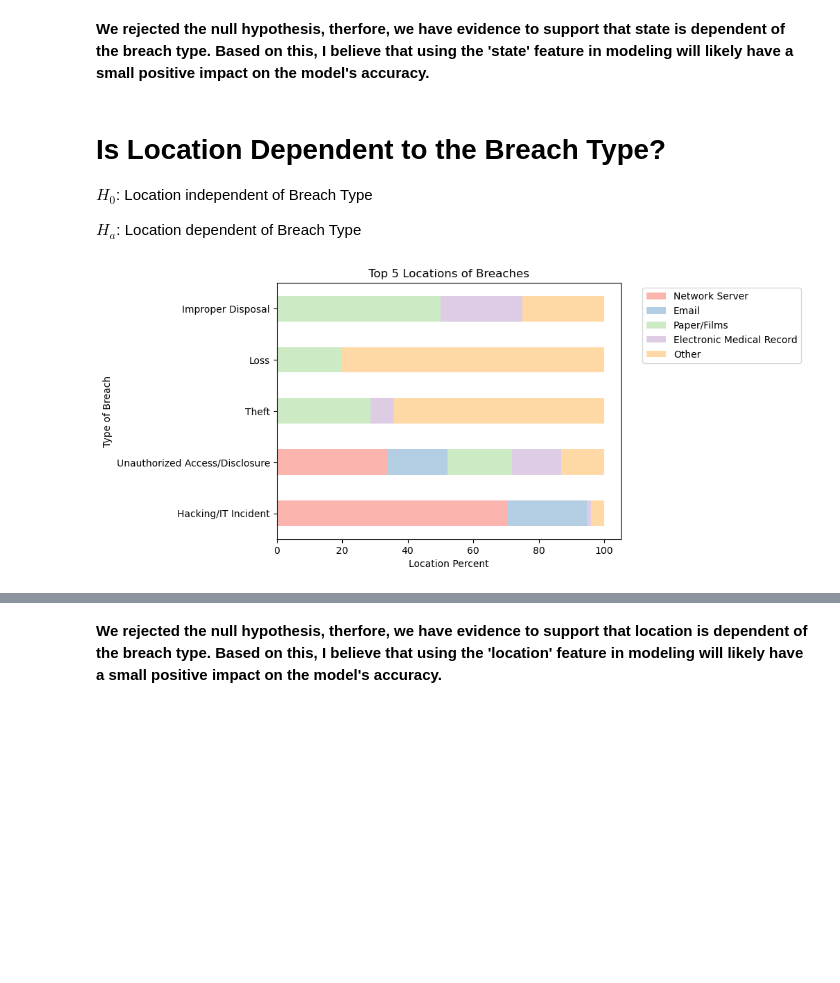
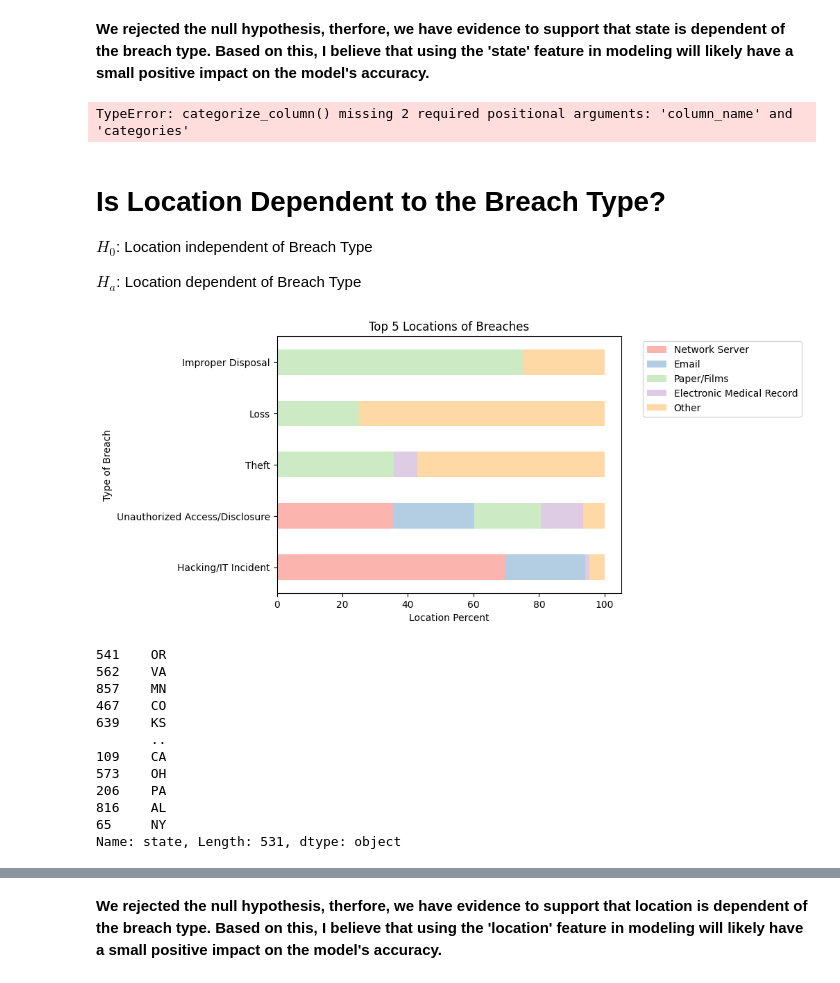
Before and after one commit to Keila-Camarillo/healthcare_breach, a Jupyter notebook: final_report.ipynb, the cells around one changed output, grey strips where cells are left out. Drawn from its saved outputs; the diff is of its cells as text; code cells hidden in the pictures; blank space fills up the shorter version.

```diff
--- a/final_report.ipynb
+++ b/final_report.ipynb
@@ -71,3 +141,5 @@ df = w.clean_df()
+# %%
+df = clean_df()
 # %%
 # split data
 train, validate, test = w.split_data(df)
@@ -113,5 +185,9 @@ Reject the null hypothesis: Sufficient
 # %% [markdown]
 **We rejected the null hypothesis, therfore, we have evidence to support that state is dependent of the breach type. Based on this, I believe that using the 'state' feature in modeling will likely have a small positive impact on the model's accuracy.**
+# %%
+states= e.categorize_column(train,)
+# %% [output]
+TypeError: categorize_column() missing 2 required positional arguments: 'column_name' and 'categories'
 # %% [markdown]
 # Is Location Dependent to the Breach Type?
 $H_0$: Location independent of Breach Type
@@ -121,6 +197,30 @@ $H_a$: Location dependent of Breach Type
 # %%
 # Visualization of the top 5 locations and how they make up each type of breach
 top_5 = e.cat_list(train, "location")
+
+
 e.plot_breach_locations(top_5)
+
+top_5.loc[:,'Categorized_location'].unique()
+cat_name = {'Network Server': 1, 'Email': 2, 'Paper/Films': 3, 'Electronic Medical Record': 4, "Other": 5}
+top_5.loc[:,'Categorized_location']
+#top_5.loc[:,'Categorized_location'].replace(cat_name)
+
+list(top_5.loc[:,'Categorized_location'].value_counts().reset_index().loc[:,'Categorized_location'][:3])
+
+train.loc[:,"state"].unique()
+train.
 # %% [output]
-[figure, old version]
+[figure, new version]
+541    OR
+562    VA
+857    MN
+467    CO
+639    KS
+       ..
+109    CA
+573    OH
+206    PA
+816    AL
+65     NY
+Name: state, Length: 531, dtype: object
```
Also changed, not shown: parts of 16 cells of this notebook, 1 other file.
